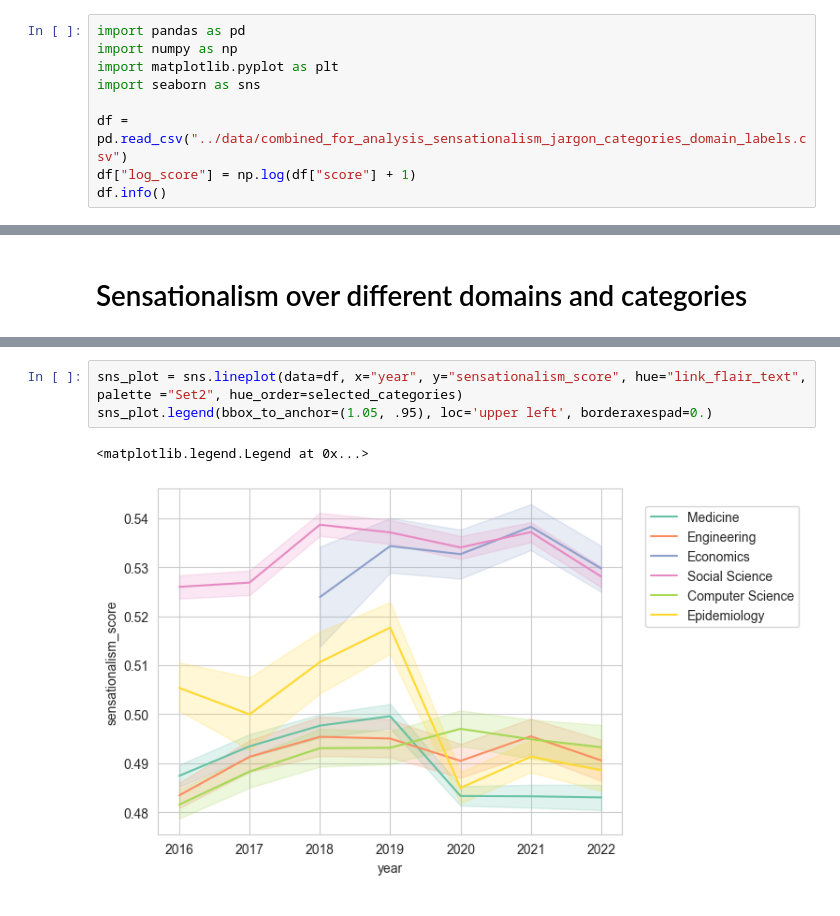
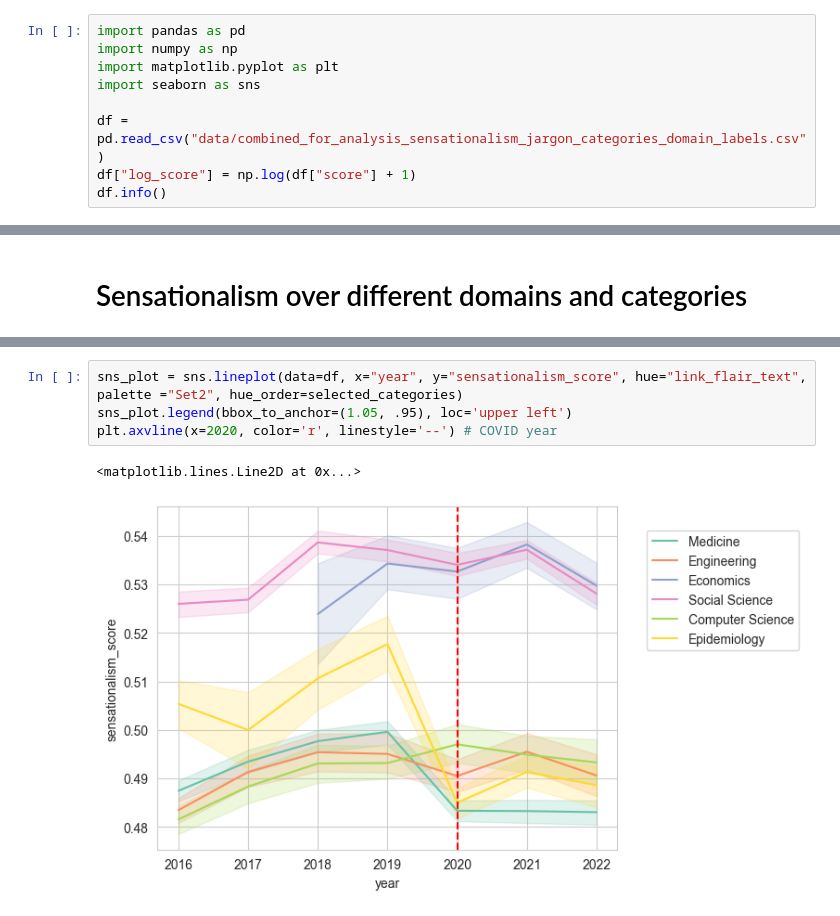
Before and after one commit to vetlewj/algorithmic-media, a Jupyter notebook: sensationalism_metric/sensationalism_analysis.ipynb, the cells around one changed output, grey strips where cells are left out. Saved outputs shown, nothing was run; the diff lists cells and outputs as text.

```diff
--- a/sensationalism_metric/sensationalism_analysis.ipynb
+++ b/sensationalism_metric/sensationalism_analysis.ipynb
@@ -4,7 +4,7 @@ import numpy as np
 import matplotlib.pyplot as plt
 import seaborn as sns
 
-df = pd.read_csv("../data/combined_for_analysis_sensationalism_jargon_categories_domain_labels.csv")
+df = pd.read_csv("data/combined_for_analysis_sensationalism_jargon_categories_domain_labels.csv")
 df["log_score"] = np.log(df["score"] + 1)
 df.info()
 # %% [output]
@@ -76,6 +73,7 @@ plt.xticks(rotation=45)
 # %%
 sns_plot = sns.lineplot(data=df, x="year", y="sensationalism_score", hue="link_flair_text", palette ="Set2", hue_order=selected_categories)
-sns_plot.legend(bbox_to_anchor=(1.05, .95), loc='upper left', borderaxespad=0.)
+sns_plot.legend(bbox_to_anchor=(1.05, .95), loc='upper left')
+plt.axvline(x=2020, color='r', linestyle='--') # COVID year
 # %% [output]
-<matplotlib.legend.Legend at 0x...>
+<matplotlib.lines.Line2D at 0x...>
-[figure, old version]
+[figure, new version]
```
Also changed, not shown: parts of 22 cells of this notebook.
